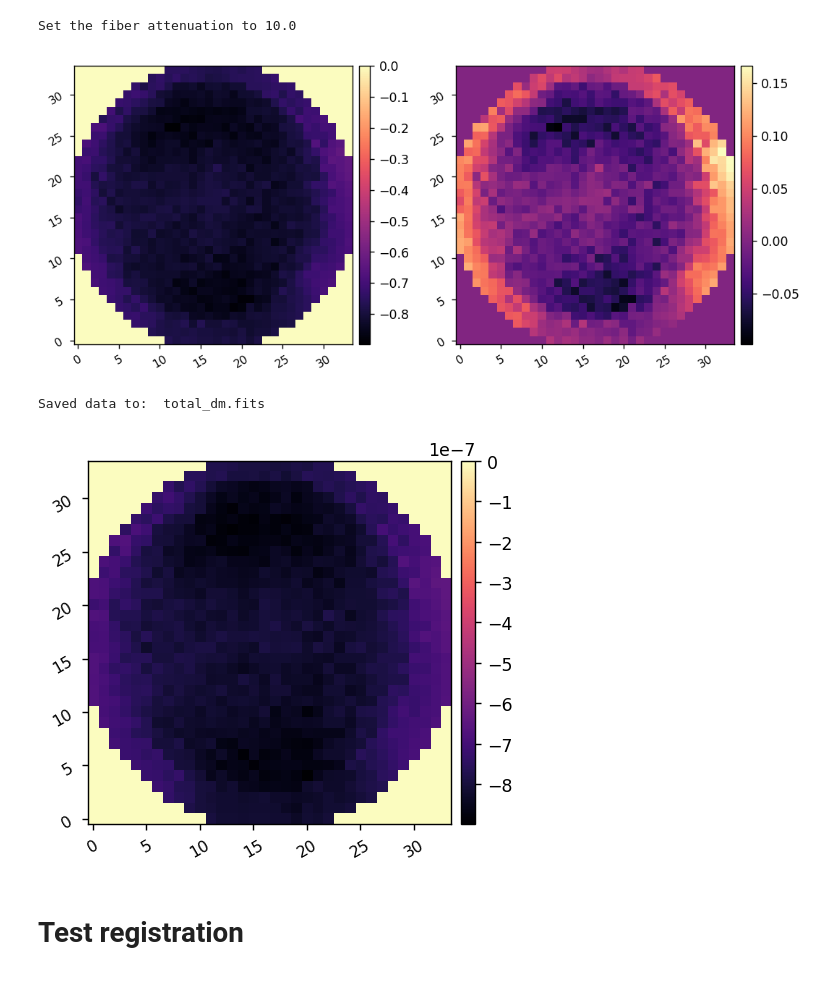
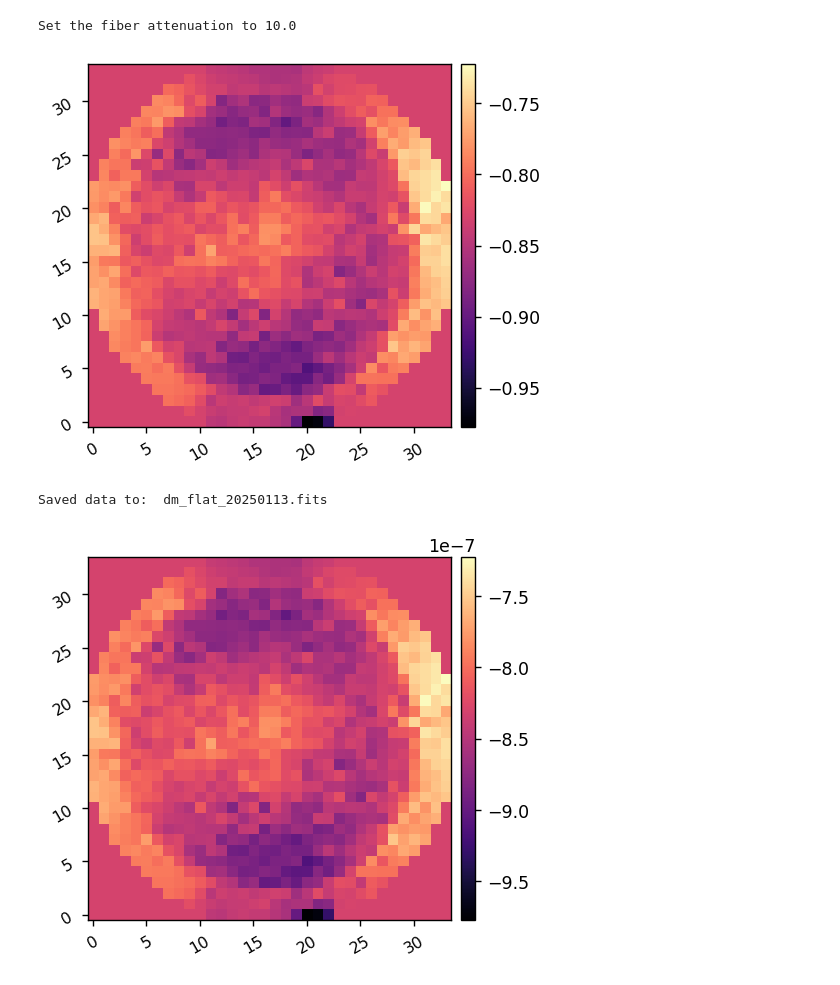
Before and after one commit to kian1377/scoob-exps, a Jupyter notebook: demos/installing_new_dm.ipynb, the cells around one changed output. Saved outputs shown, nothing was run; the diff lists cells and outputs as text; code cells hidden in the pictures.

```diff
--- a/demos/installing_new_dm.ipynb
+++ b/demos/installing_new_dm.ipynb
@@ -52,7 +52,7 @@ scoobi.home_block(client0)
 scoobi.move_block_out(client0)
 # %%
 reload(scoobi)
-I = scoobi.SCOOBI(scicam_channel='camsci', dm_channel='dm00disp02')
+I = scoobi.SCOOBI(scicam_channel='camsci', dm_channel='dm00disp00')
 bias = 800e-9 * np.ones((I.Nact,I.Nact))*I.dm_mask
 # %%
 reload(scoobi)
@@ -86,17 +87,18 @@ I.zero_dm()
 I.set_dm(bias)
 # %%
 total_dm = I.DMT.grab_latest()
-imshow2(total_dm, total_dm + 0.8*I.dm_mask)
+imshow1(total_dm)
 # %% [output]
-[figure, old version]
+[figure, new version]
 # %%
-utils.save_fits('total_dm.fits', total_dm)
+utils.save_fits('dm_flat_20250113.fits', total_dm)
 # %% [output]
-Saved data to:  total_dm.fits
+Saved data to:  dm_flat_20250113.fits
 # %%
-old_flat = fits.getdata('total_dm.fits') * 1e-6
+# old_flat = fits.getdata('dm_bias_defocus.fits') * 1e-6
+old_flat = fits.getdata('dm_flat_20250113.fits') * 1e-6
 imshow1(old_flat)
 # %% [output]
-[figure, old version]
+[figure, new version]
 # %%
 I.set_dm(old_flat)
@@ -105,2 +104,0 @@ I.zero_dm()
-# %% [markdown]
-# Test registration
```
Also changed, not shown: parts of 17 cells of this notebook, 12 other files.
